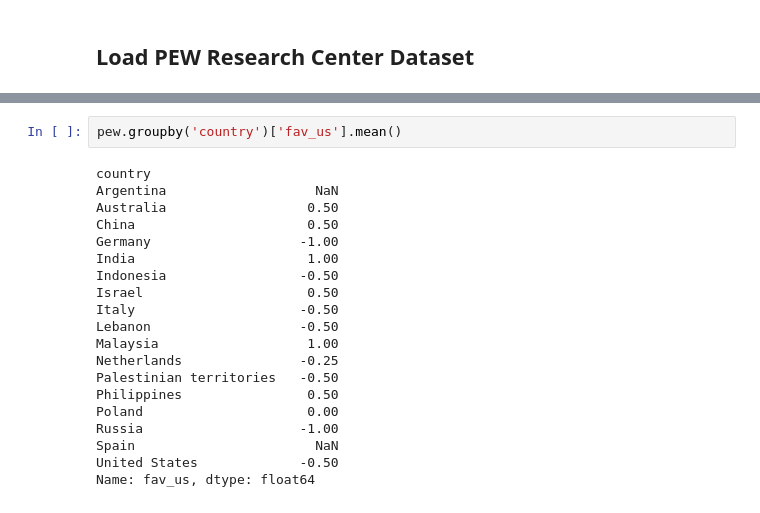
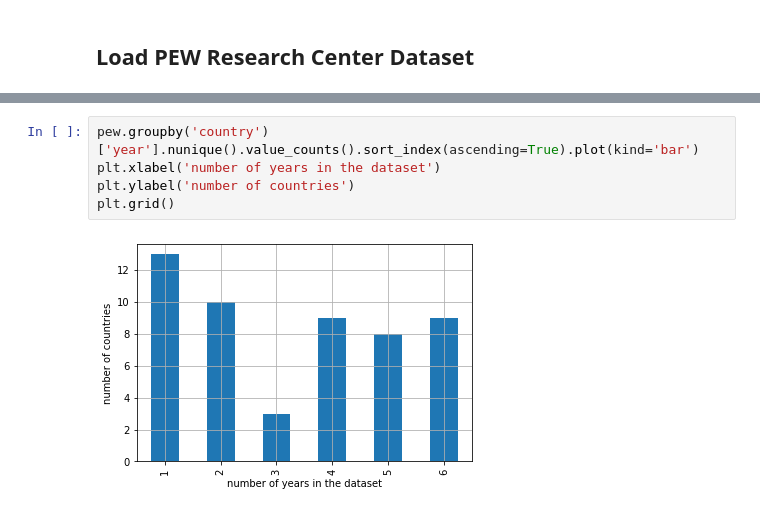
Before and after one commit to epfl-ada/ada-2021-project-young-boys, a Jupyter notebook: project_code.ipynb, the cells around one changed output, grey strips where cells are left out. Saved outputs shown, nothing was run; the diff lists cells and outputs as text.

```diff
--- a/project_code.ipynb
+++ b/project_code.ipynb
@@ -344,22 +312,7 @@ pew = pew.replace(fav_dict)
-# %%
-pew.groupby('country')['fav_us'].mean()
-# %% [output]
-country
-Argentina                   NaN
-Australia                  0.50
-China                      0.50
-Germany                   -1.00
-India                      1.00
-Indonesia                 -0.50
-Israel                     0.50
-Italy                     -0.50
-Lebanon                   -0.50
-Malaysia                   1.00
-Netherlands               -0.25
-Palestinian territories   -0.50
-Philippines                0.50
-Poland                     0.00
-Russia                    -1.00
-Spain                       NaN
-United States             -0.50
-Name: fav_us, dtype: float64
+# %%
+pew.groupby('country')['year'].nunique().value_counts().sort_index(ascending=True).plot(kind='bar')
+plt.xlabel('number of years in the dataset')
+plt.ylabel('number of countries')
+plt.grid()
+# %% [output]
+[figure, added]
```
Also changed, not shown: parts of 6 cells of this notebook.
